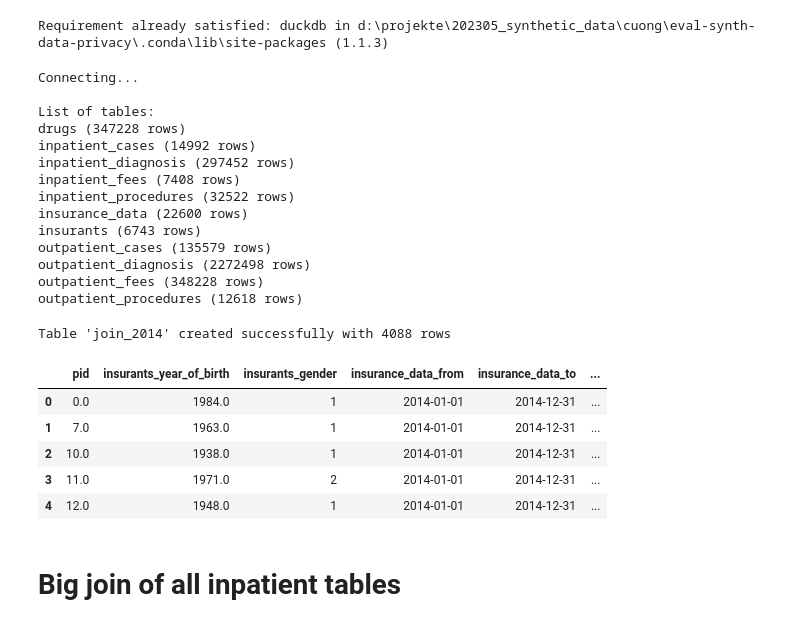
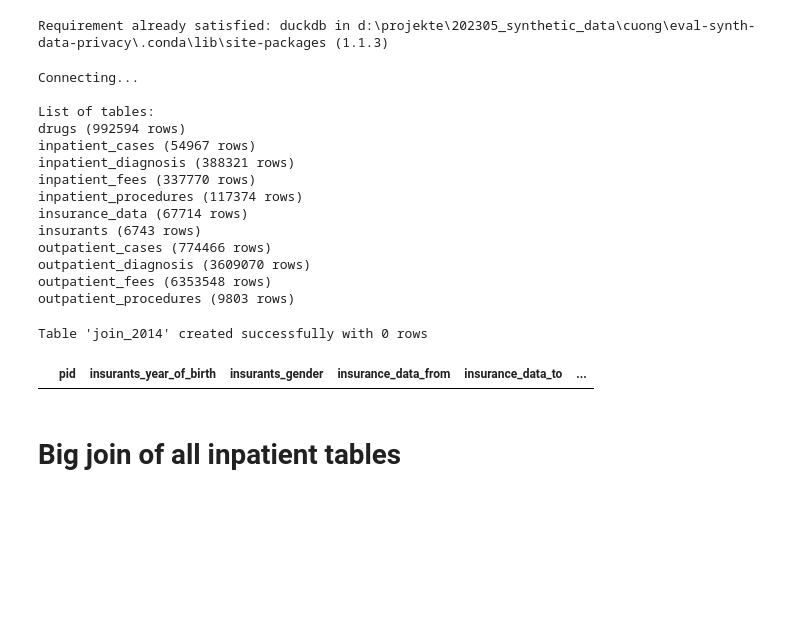
Before and after one commit to Sommerrolle/eval-synth-data-privacy, a Jupyter notebook: src/Join_single_year.ipynb, the cells around one changed output. Saved outputs shown, nothing was run; the diff lists cells and outputs as text; code cells hidden in the pictures; blank space fills up the shorter version.

Commit message:
add preprocess script for the joined tables

```diff
--- a/src/Join_single_year.ipynb
+++ b/src/Join_single_year.ipynb
@@ -9,7 +11,7 @@ from pathlib import Path
 
 # db = Path("data/duckdb/claims_data_preprocessed.duckdb")
 # db = Path("D:/Projekte/202305_Synthetic_data/cuong/eval-synth-data-privacy/data/duckdb/claims_data_preprocessed.duckdb")
-db = Path("D:/Projekte/202305_Synthetic_data/cuong/eval-synth-data-privacy/data/duckdb/limebit_mtgan_preprocessed.duckdb")
+db = Path("D:/Projekte/202305_Synthetic_data/cuong/eval-synth-data-privacy/data/duckdb/ai4medicine_ctgan_preprocessed.duckdb")
 if db.is_file():
     print('Connecting...')
     conn = duckdb.connect(database=db)
@@ -22,61 +24,58 @@ for table in tables:
     table_name = table[0]
     row_count = conn.execute(f"SELECT COUNT(*) FROM {table_name}").fetchone()[0]
     print(f"{table_name} ({row_count} rows)")
+conn.close()
 # %% [output]
 Connecting...
 
 List of tables:
-drugs (347228 rows)
-inpatient_cases (14992 rows)
-inpatient_diagnosis (297452 rows)
-inpatient_fees (7408 rows)
-inpatient_procedures (32522 rows)
-insurance_data (22600 rows)
+drugs (992594 rows)
+inpatient_cases (54967 rows)
+inpatient_diagnosis (388321 rows)
+inpatient_fees (337770 rows)
+inpatient_procedures (117374 rows)
+insurance_data (67714 rows)
 insurants (6743 rows)
-outpatient_cases (135579 rows)
-outpatient_diagnosis (2272498 rows)
-outpatient_fees (348228 rows)
-outpatient_procedures (12618 rows)
+outpatient_cases (774466 rows)
+outpatient_diagnosis (3609070 rows)
+outpatient_fees (6353548 rows)
+outpatient_procedures (9803 rows)
 # %%
+conn = duckdb.connect(database=db)
 # Query to join insurants with insurance data and filter for 2014 end dates
 # Create a new table from the join query
 query = """
 CREATE OR REPLACE TABLE join_2014 AS
 SELECT *
 FROM
     insurants
 JOIN
     insurance_data USING (pid)
 WHERE
     EXTRACT(YEAR FROM insurance_data_to) = 2014
 ORDER BY
     pid, insurance_data_from
 """
 
 # Execute the query to create the table
 conn.execute(query)
 
 # Verify the table was created and count the rows
 count_query = "SELECT COUNT(*) FROM join_2014"
 row_count = conn.execute(count_query).fetchone()[0]
 
 print(f"Table 'join_2014' created successfully with {row_count} rows")
 
 # Optional: Show a sample of the data
 sample_query = "SELECT * FROM join_2014 LIMIT 5"
 sample_df = conn.execute(sample_query).fetchdf()
 display(sample_df)
 
 # Close the connection
-conn.close()
+#conn.close()
 # %% [output]
-Table 'join_2014' created successfully with 4088 rows
+Table 'join_2014' created successfully with 0 rows
 |  | pid | insurants_year_of_birth | insurants_gender | insurance_data_from | insurance_data_to | ... |
-| 0 | 0.0 | 1984.0 | 1 | 2014-01-01 | 2014-12-31 | ... |
-| 1 | 7.0 | 1963.0 | 1 | 2014-01-01 | 2014-12-31 | ... |
-| 2 | 10.0 | 1938.0 | 1 | 2014-01-01 | 2014-12-31 | ... |
-| 3 | 11.0 | 1971.0 | 2 | 2014-01-01 | 2014-12-31 | ... |
-| 4 | 12.0 | 1948.0 | 1 | 2014-01-01 | 2014-12-31 | ... |
 # %% [markdown]
 # Big join of all inpatient tables
 # %%
```
Also changed, not shown: parts of 2 cells of this notebook, 2 other files.
